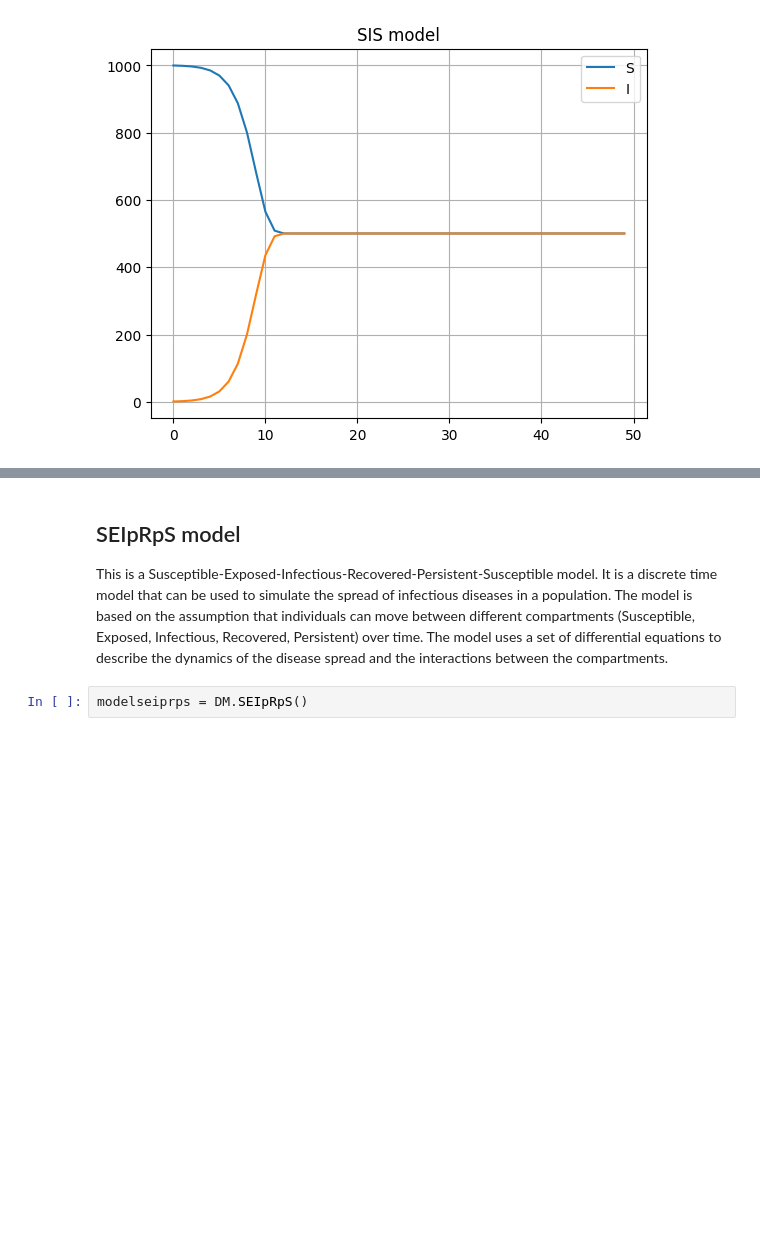
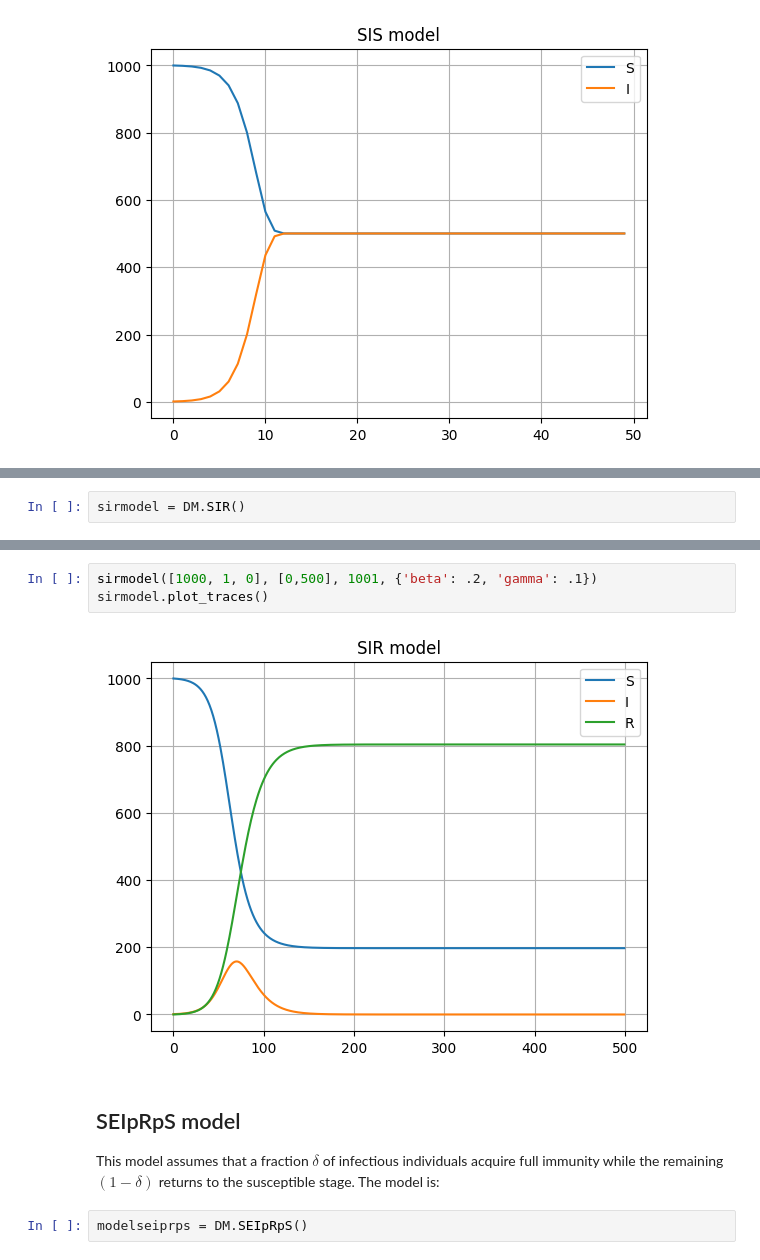
Before and after one commit to fccoelho/epimodels, a Jupyter notebook: docs/Examples/Discrete_models.ipynb, the cells around one changed output, grey strips where cells are left out. Drawn from its saved outputs; the diff is of its cells as text; blank space fills up the shorter version.

```diff
--- a/docs/Examples/Discrete_models.ipynb
+++ b/docs/Examples/Discrete_models.ipynb
@@ -25,0 +30,2 @@ modelsis.plot_traces()
+# %%
+sirmodel = DM.SIR()
@@ -26,5 +45,10 @@ modelsis.plot_traces()
+# %%
+sirmodel([1000, 1, 0], [0,500], 1001, {'beta': .2, 'gamma': .1})
+sirmodel.plot_traces()
+# %% [output]
+[figure, added]
 # %% [markdown]
 ## SEIpRpS model
-This is a Susceptible-Exposed-Infectious-Recovered-Persistent-Susceptible model. It is a discrete time model that can be used to simulate the spread of infectious diseases in a population. The model is based on the assumption that individuals can move between different compartments (Susceptible, Exposed, Infectious, Recovered, Persistent) over time. The model uses a set of differential equations to describe the dynamics of the disease spread and the interactions between the compartments.
+This model assumes that a fraction $\delta$ of infectious individuals acquire full immunity while the remaining $(1-\delta)$ returns to the susceptible stage. The model is:
 # %%
 modelseiprps = DM.SEIpRpS()
```
Also changed, not shown: parts of 6 cells of this notebook, 6 other files.
